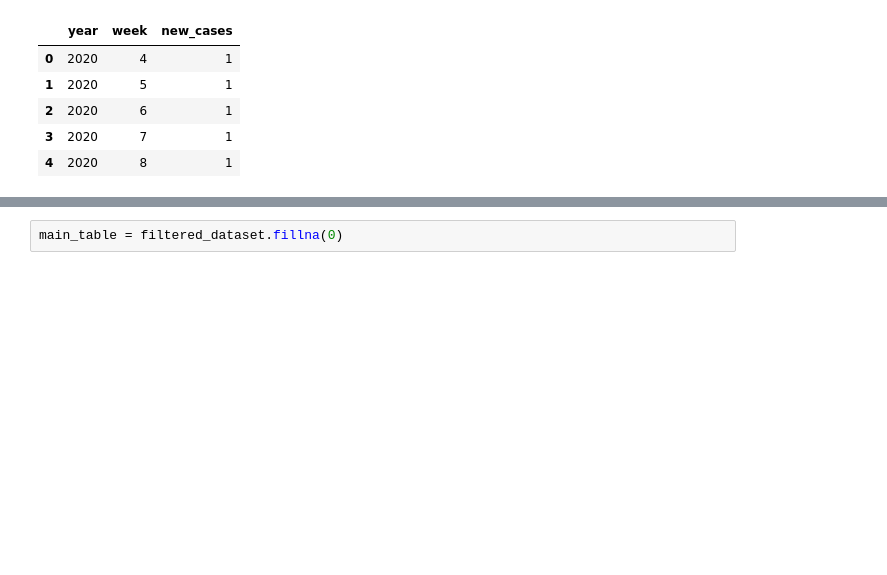
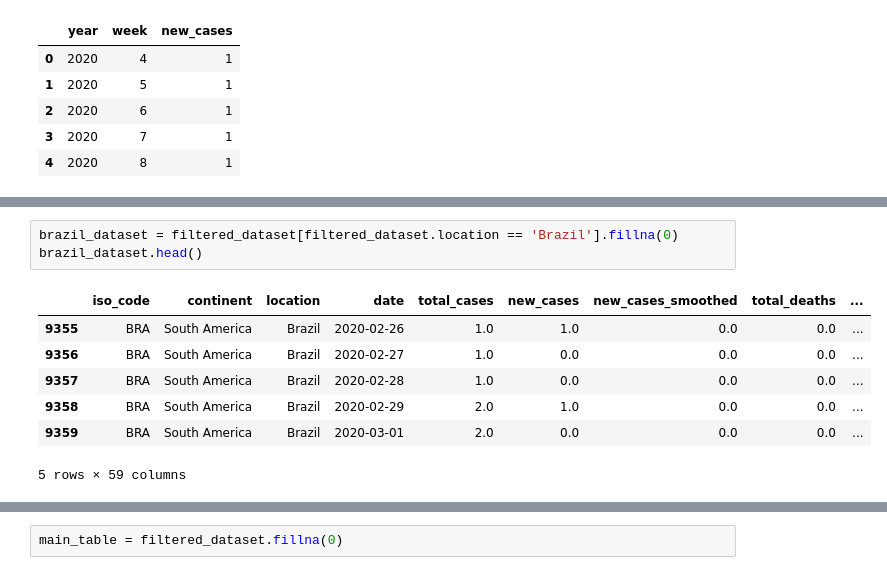
Before and after one commit to UNCG-CSE/SP-21_COVID-Team_4, a Jupyter notebook: src/team/stage_II/stage_II.ipynb, the cells around one changed output, grey strips where cells are left out. Drawn from its saved outputs; the diff is of its cells as text; blank space fills up the shorter version.

```diff
--- a/src/team/stage_II/stage_II.ipynb
+++ b/src/team/stage_II/stage_II.ipynb
@@ -53,0 +68,11 @@ weekly_data.head()
+# %%
+brazil_dataset = filtered_dataset[filtered_dataset.location == 'Brazil'].fillna(0)
+brazil_dataset.head()
+# %% [output]
+|  | iso_code | continent | location | date | total_cases | new_cases | new_cases_smoothed | total_deaths | ... |
+| 9355 | BRA | South America | Brazil | 2020-02-26 | 1.0 | 1.0 | 0.0 | 0.0 | ... |
+| 9356 | BRA | South America | Brazil | 2020-02-27 | 1.0 | 0.0 | 0.0 | 0.0 | ... |
+| 9357 | BRA | South America | Brazil | 2020-02-28 | 1.0 | 0.0 | 0.0 | 0.0 | ... |
+| 9358 | BRA | South America | Brazil | 2020-02-29 | 2.0 | 1.0 | 0.0 | 0.0 | ... |
+| 9359 | BRA | South America | Brazil | 2020-03-01 | 2.0 | 0.0 | 0.0 | 0.0 | ... |
+5 rows × 59 columns
```
Also changed, not shown: parts of 15 cells of this notebook.
